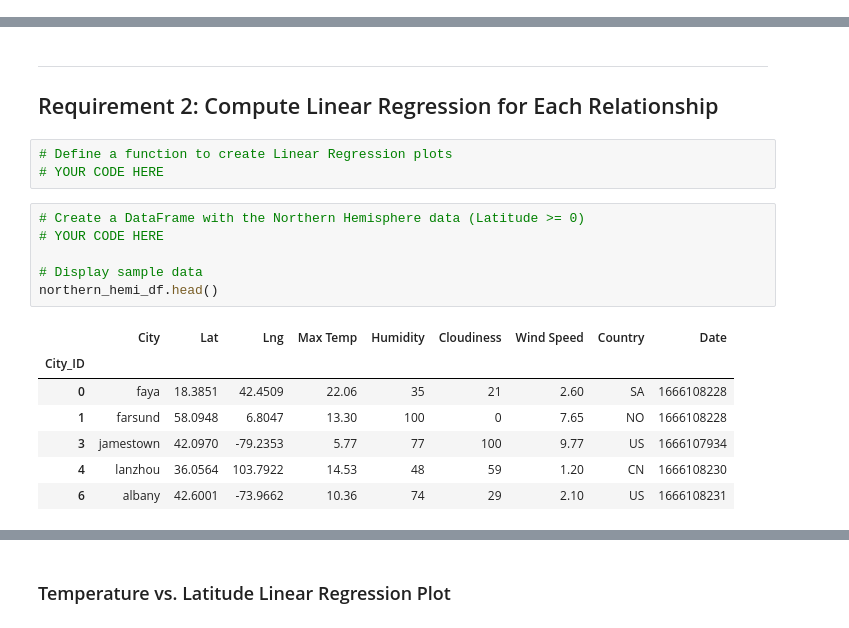
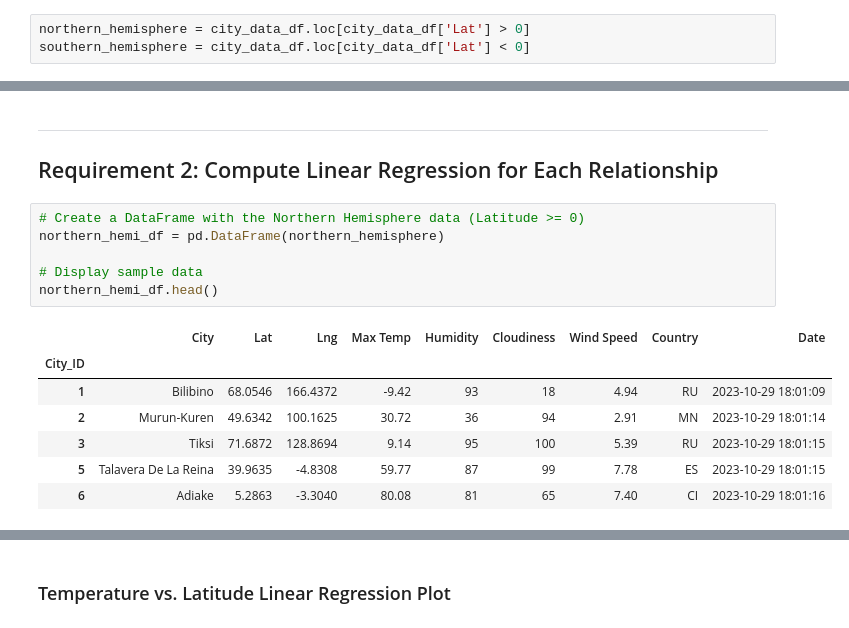
Before and after one commit to Shakermaker001/python-API-challenge, a Jupyter notebook: WeatherPy.ipynb, the cells around one changed output, grey strips where cells are left out. Cells and saved outputs as stored; diff of their text form.

```diff
--- a/WeatherPy.ipynb
+++ b/WeatherPy.ipynb
@@ -186 +197,4 @@ city_data_df.head()
+# %%
+northern_hemisphere = city_data_df.loc[city_data_df['Lat'] > 0]
+southern_hemisphere = city_data_df.loc[city_data_df['Lat'] < 0]
 # %% [markdown]
@@ -253,22 +267,19 @@ plt.show()
 ---
 
 ## Requirement 2: Compute Linear Regression for Each Relationship
-# %%
-# Define a function to create Linear Regression plots
-# YOUR CODE HERE
 # %%
 # Create a DataFrame with the Northern Hemisphere data (Latitude >= 0)
-# YOUR CODE HERE
+northern_hemi_df = pd.DataFrame(northern_hemisphere)
 
 # Display sample data
 northern_hemi_df.head()
 # %% [output]
 |  | City | Lat | Lng | Max Temp | Humidity | Cloudiness | Wind Speed | Country | Date |
 | City_ID |  |  |  |  |  |  |  |  |  |
-| 0 | faya | 18.3851 | 42.4509 | 22.06 | 35 | 21 | 2.60 | SA | 1666108228 |
-| 1 | farsund | 58.0948 | 6.8047 | 13.30 | 100 | 0 | 7.65 | NO | 1666108228 |
-| 3 | jamestown | 42.0970 | -79.2353 | 5.77 | 77 | 100 | 9.77 | US | 1666107934 |
-| 4 | lanzhou | 36.0564 | 103.7922 | 14.53 | 48 | 59 | 1.20 | CN | 1666108230 |
-| 6 | albany | 42.6001 | -73.9662 | 10.36 | 74 | 29 | 2.10 | US | 1666108231 |
+| 1 | Bilibino | 68.0546 | 166.4372 | -9.42 | 93 | 18 | 4.94 | RU | 2023-10-29 18:01:09 |
+| 2 | Murun-Kuren | 49.6342 | 100.1625 | 30.72 | 36 | 94 | 2.91 | MN | 2023-10-29 18:01:14 |
+| 3 | Tiksi | 71.6872 | 128.8694 | 9.14 | 95 | 100 | 5.39 | RU | 2023-10-29 18:01:15 |
+| 5 | Talavera De La Reina | 39.9635 | -4.8308 | 59.77 | 87 | 99 | 7.78 | ES | 2023-10-29 18:01:15 |
+| 6 | Adiake | 5.2863 | -3.3040 | 80.08 | 81 | 65 | 7.40 | CI | 2023-10-29 18:01:16 |
 # %%
 # Create a DataFrame with the Southern Hemisphere data (Latitude < 0)
```
Also changed, not shown: parts of 42 cells of this notebook, 1 other file.
